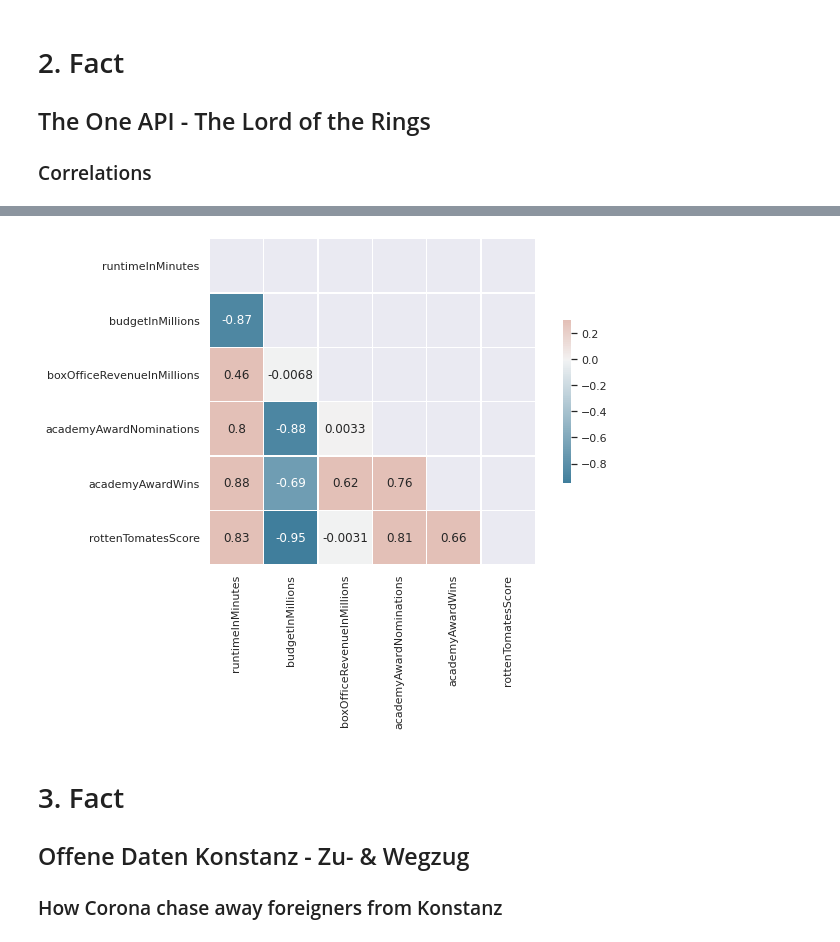
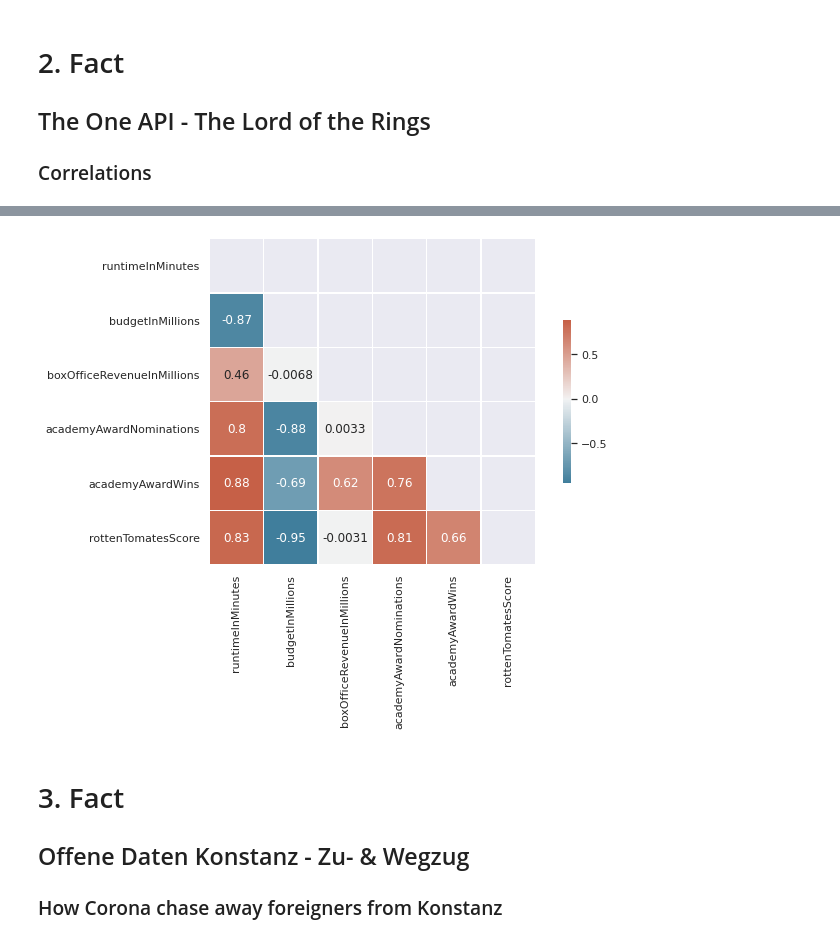
Before and after one commit to eco3/stochastik-abgaben, a Jupyter notebook: Abgabe01/5facts.ipynb, the cells around one changed output, grey strips where cells are left out. Saved outputs shown, nothing was run; the diff lists cells and outputs as text; code cells hidden in the pictures.

```diff
--- a/Abgabe01/5facts.ipynb
+++ b/Abgabe01/5facts.ipynb
@@ -4,7 +4,7 @@ import pandas as pd
 import matplotlib.pyplot as plt
 import seaborn as sns
 
-sns.set_theme(style="darkgrid")
+sns.set_theme(style="darkgrid", )
 
 date_ran = !date
 print("Script run on", date_ran[0])
@@ -108,17 +126,17 @@ movies_df
 # %%
 corr = movies_df.corr()
 
 f, ax = plt.subplots(figsize=(10, 6))
 
 mask = np.triu(np.ones_like(corr, dtype=bool))
 cmap = sns.diverging_palette(230, 20, as_cmap=True)
 
-sns.heatmap(corr, mask=mask, cmap=cmap, vmax=.3, center=0, annot=True,
+sns.heatmap(corr, mask=mask, cmap=cmap, center=0, annot=True,
             square=True, linewidths=.5, cbar_kws={"shrink": .5})
 
 plt.show()
 # %% [output]
-[figure, old version]
+[figure, new version]
 # %% [markdown]
 # 3. Fact
 ## Offene Daten Konstanz - Zu- & Wegzug
```
Also changed, not shown: parts of 7 cells of this notebook.
